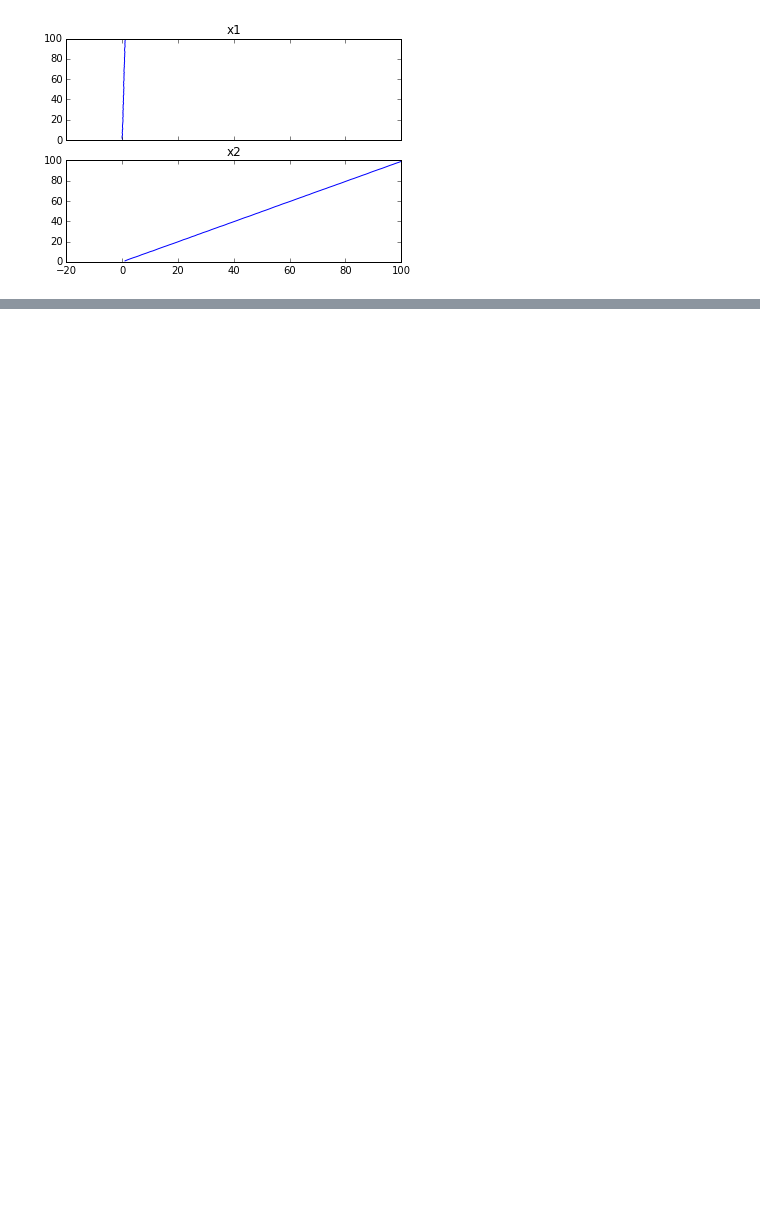
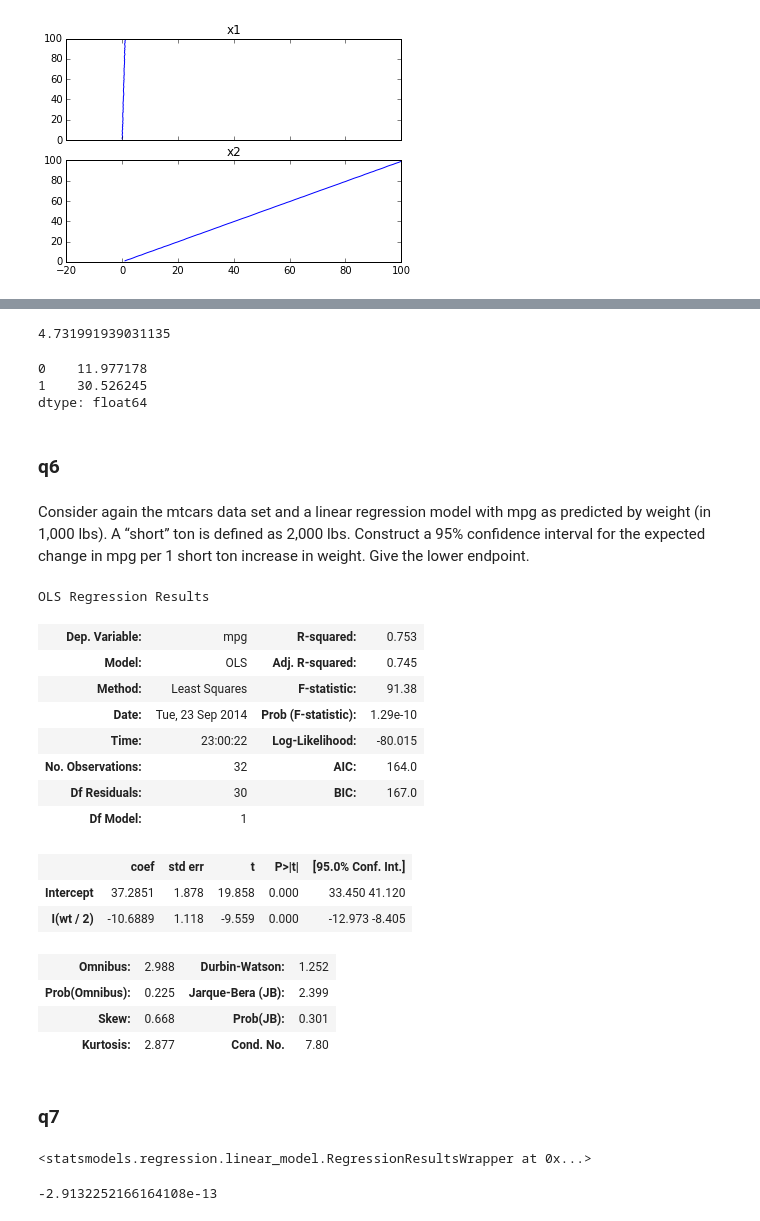
Before and after one commit to idrisr/coursera-regressions, a Jupyter notebook: regressions.ipynb, the cells around one changed output, grey strips where cells are left out. Saved outputs shown, nothing was run; the diff lists cells and outputs as text; code cells hidden in the pictures; blank space fills up the shorter version.

```diff
--- a/regressions.ipynb
+++ b/regressions.ipynb
@@ -1668,0 +1788,52 @@ axarr[1].set_title('x2');
+# %%
+x = mtcars['wt']
+y = mtcars['mpg']
+
+n = len(x)
+ssx = (1.0/n) * ((x- x.mean())**2).sum()
+e = (r.resid - x)
+sigma = sqrt(1.0/(n-2) * (e**2).sum())
+xVals = 3
+se = sigma * sqrt(1 + 1 / n + (xVals - mean(x))**2/ssx)
+se
+# %% [output]
+4.731991939031135
+# %%
+(3 - mtcars.wt.mean()) * r.params[1] + r.params[0] + pd.Series([-1, 1]) * se * st.norm.ppf(.975)
+# %% [output]
+0    11.977178
+1    30.526245
+dtype: float64
+# %% [markdown]
+### q6
+# %% [markdown]
+Consider again the mtcars data set and a linear regression model with mpg as predicted by weight (in 1,000 lbs). A “short” ton is defined as 2,000 lbs. Construct a 95% confidence interval for the expected change in mpg per 1 short ton increase in weight. Give the lower endpoint.
+# %%
+sm.ols('mpg ~ I(wt/2)', data=mtcars).fit().summary()
+# %% [output]
+OLS Regression Results
+| Dep. Variable: | mpg | R-squared: | 0.753 |
+| Model: | OLS | Adj. R-squared: | 0.745 |
+| Method: | Least Squares | F-statistic: | 91.38 |
+| Date: | Tue, 23 Sep 2014 | Prob (F-statistic): | 1.29e-10 |
+| Time: | 23:00:22 | Log-Likelihood: | -80.015 |
+| No. Observations: | 32 | AIC: | 164.0 |
+| Df Residuals: | 30 | BIC: | 167.0 |
+| Df Model: | 1 |  |  |
+|  | coef | std err | t | P>|t| | [95.0% Conf. Int.] |
+| Intercept | 37.2851 | 1.878 | 19.858 | 0.000 | 33.450 41.120 |
+| I(wt / 2) | -10.6889 | 1.118 | -9.559 | 0.000 | -12.973 -8.405 |
+| Omnibus: | 2.988 | Durbin-Watson: | 1.252 |
+| Prob(Omnibus): | 0.225 | Jarque-Bera (JB): | 2.399 |
+| Skew: | 0.668 | Prob(JB): | 0.301 |
+| Kurtosis: | 2.877 | Cond. No. | 7.80 |
+# %% [markdown]
+### q7
+# %%
+r
+# %% [output]
+<statsmodels.regression.linear_model.RegressionResultsWrapper at 0x...>
+# %%
+r.resid.sum()
+# %% [output]
+-2.9132252166164108e-13
```
Also changed, not shown: parts of 43 cells of this notebook.
